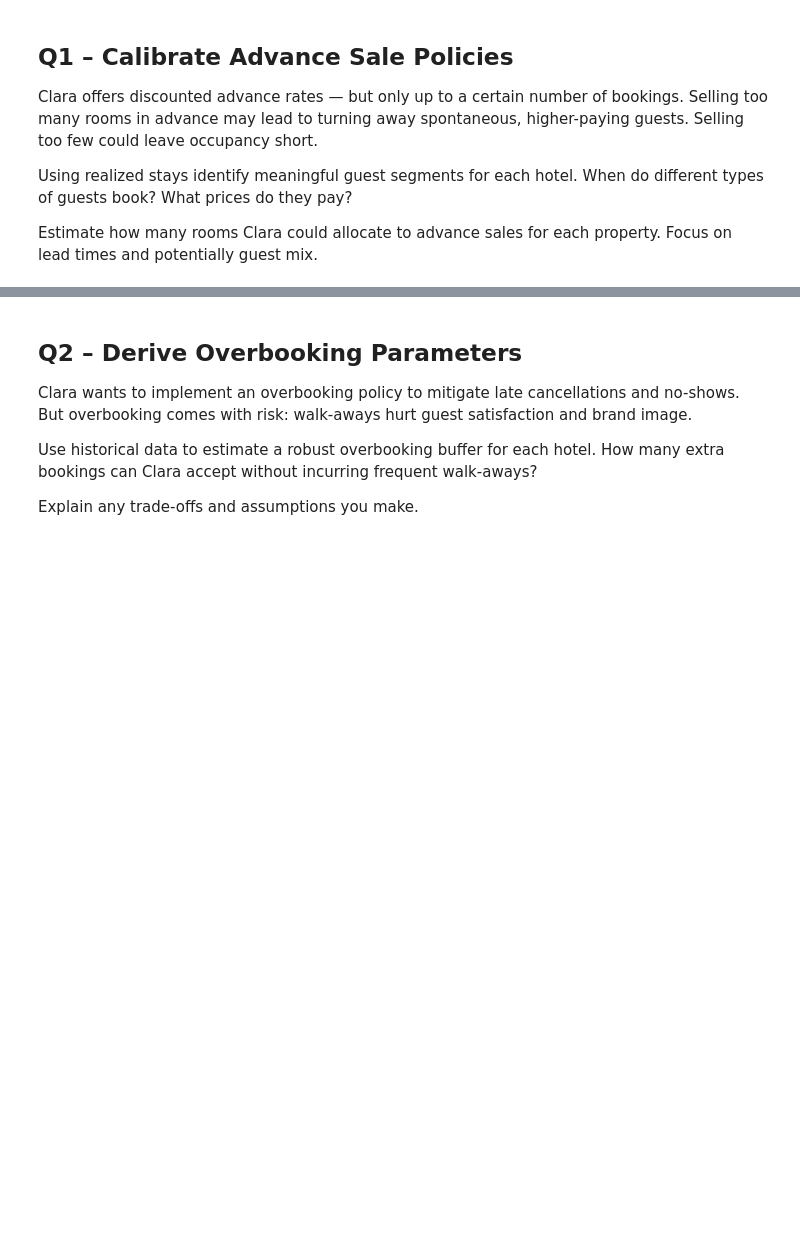
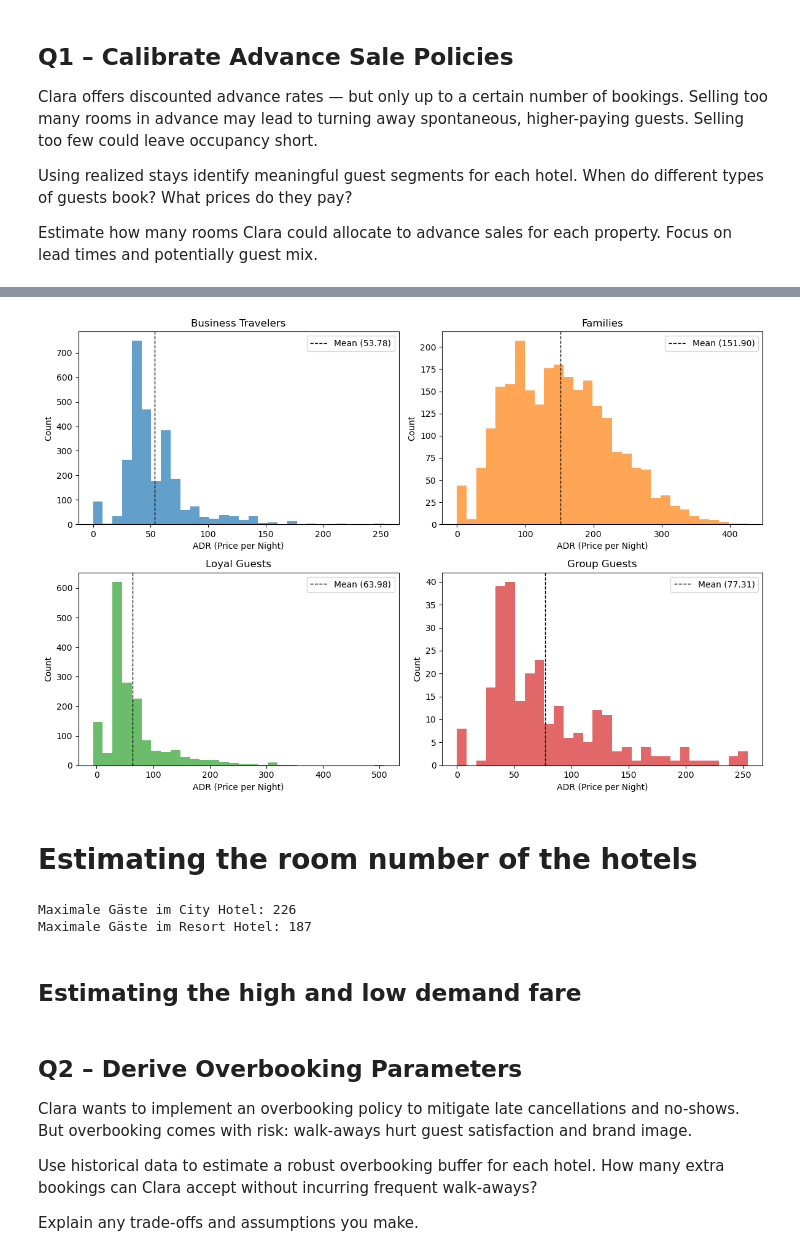
Before and after one commit to Omid-Sedighi-Mornani/case-study-template-revenue-management-Kilian-Jetschni-Omid-Sedighi-Mornani, a Jupyter notebook: solution.ipynb, the cells around one changed output, grey strips where cells are left out. Drawn from its saved outputs; the diff is of its cells as text; code cells hidden in the pictures; blank space fills up the shorter version.

```diff
--- a/solution.ipynb
+++ b/solution.ipynb
@@ -10,0 +209,6 @@ Estimate how many rooms Clara could allocate to advance sales for each property.
+# %%
+create_adr_plot(resort_hotel)
+# %% [output]
+[figure, added]
+# %% [markdown]
+# Estimating the room number of the hotels
@@ -11,3 +273,15 @@ Estimate how many rooms Clara could allocate to advance sales for each property.
+# %%
+max_guests_city = guests_per_day(city_hotel).max()
+max_guests_resort = guests_per_day(resort_hotel).max()
+
+print(f"Maximale Gäste an einem Tag im City Hotel: {max_guests_city}")
+print(f"Maximale Gäste an einem Tag im Resort Hotel: {max_guests_resort}")
+# exakte RaumanzahL!!!
+# %% [output]
+Maximale Gäste im City Hotel: 226
+Maximale Gäste im Resort Hotel: 187
+# %% [markdown]
+## Estimating the high and low demand fare
 # %% [markdown]
 ## Q2 – Derive Overbooking Parameters
 
```
Also changed, not shown: parts of 15 cells of this notebook.
